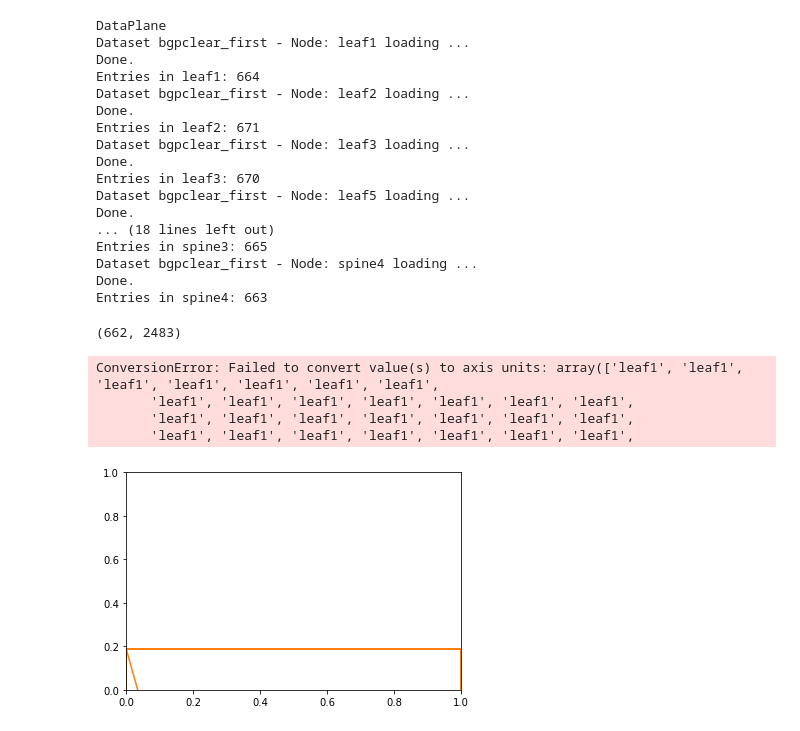
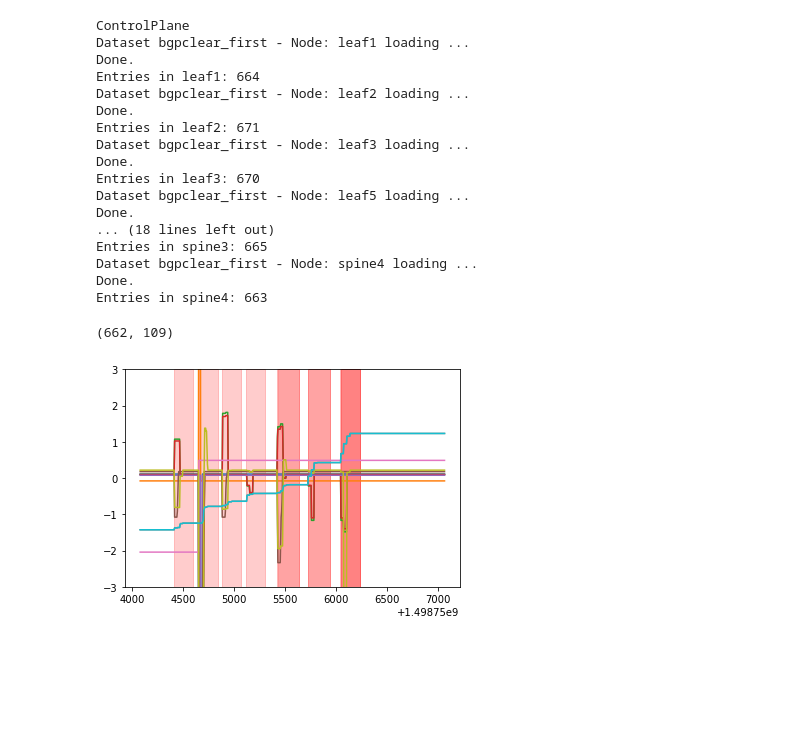
Before and after one commit to glicerico/visualize-telemetry, a Jupyter notebook: notebooks/BigDama.ipynb, the cells around one changed output. Drawn from its saved outputs; the diff is of its cells as text; code cells hidden in the pictures; blank space fills up the shorter version.

Commit message:
Process Control and Data Plane data separately

```diff
--- a/notebooks/BigDama.ipynb
+++ b/notebooks/BigDama.ipynb
@@ -12,4 +18,6 @@ from readGroundTruth import groundTruth
 # %%
+# Read and process Control Plane data
+
 def normalize_matrix(df):
     return (df - df.mean())/df.std()
 
@@ -43,16 +51,17 @@ for dataset in configuration['dataset']['list']:
         # If ControlPlane is chosen: only the CP features are extracted from the dataset
         # If DataPlane is chosen: the CP features are discarded, obtaining a dataset with only DataPlane
         # If CompleteFeatures is chosen: pass
-        if configuration['featureModel'] == 'ControlPlane':
-            features = 'CP'
-            df = df[configuration['featureList']]
-        elif configuration['featureModel'] == 'DataPlane':
-            features = 'DP'
-            df = df.drop(configuration['featureList'], axis=1)
-        elif configuration['featureModel'] == 'CompleteFeatures':
-            features = 'All'
-        else:
-            sys.exit('Something wrong in configuration feature model')
+#         if configuration['featureModel'] == 'ControlPlane':
+        ## USE CONTROL PLANE FEATURES HERE
+        features = 'CP'
+        df = df[configuration['featureList']]
+#         elif configuration['featureModel'] == 'DataPlane':
+#             features = 'DP'
+#             df = df.drop(configuration['featureList'], axis=1)
+#         elif configuration['featureModel'] == 'CompleteFeatures':
+#             features = 'All'
+#         else:
+#             sys.exit('Something wrong in configuration feature model')
 
         # Dataset normalization
         df_short = df.loc[:,df.std()!=0]
@@ -64,26 +73,27 @@ for dataset in configuration['dataset']['list']:
 
         print(f"Entries in {node}: {len(times)}")
 
+        # Write current leaf embeddings to file
         dfNormalized[0:].to_csv(dataset+'_'+node+'_'+features+'.emb', index=False, header=False, na_rep=0, sep='\t')
-        #df[0:].to_csv(dataset+'_'+node+'_'+features+'.emb', index=False, header=False, na_rep=0, sep='\t')
 
         # Create anomaly data
         times['anomaly'] = 0 # add new column
         times['node'] = node
 
-        # flag entries within anomaly ranges
+        # Flag entries within anomaly ranges
         for anomaly in truth.events:
             mask = times['time'].between(anomaly['startTime'], anomaly['endTime'])
             times['anomaly'] = times['anomaly'].mask(mask, 1)
 
+        # Write current leaf labels to file
         times[0:].to_csv(dataset+'_'+node+'_'+features+'.lbl', index=False, header=True, na_rep=0, sep='\t')
 
-# Print allLeafs data
+# Print concatenated telemetry
 telemetry_allLeafs[0:].to_csv(dataset+'_'+features+'.emb', index=False, header=False, na_rep=0, sep='\t')
 
 telemetry_allLeafs.shape
 # %% [output]
-DataPlane
+ControlPlane
 Dataset bgpclear_first - Node: leaf1 loading ...
 Done.
 Entries in leaf1: 664
@@ -100,21 +110,18 @@ Entries in spine3: 665
 Dataset bgpclear_first - Node: spine4 loading ...
 Done.
 Entries in spine4: 663
-(662, 2483)
+(662, 109)
 # %%
+# Plot Control Plane features
 fig, ax = plt.subplots()
-#ax.plot(times, dfNormalized['active-routes-count'], 'b')
-#ax.plot(times, dfNormalized['deleted-routes-count'], 'g')
-#ax.plot(times, dfNormalized['paths-count'], 'r')
-#ax.plot(times, dfNormalized['protocol-route-memory'], 'y')
-ax.plot(times, dfNormalized)
+
+# Plot all features
+ax.plot(times['time'], dfNormalized)
 #ax.axis([0, 700, 900, 1500])
 ax.set_ylim([-3, 3])
+
+# Shade the anomaly times
 for anomaly in truth.events:
     ax.axvspan(anomaly['startTime'], anomaly['endTime'], alpha=0.2, color='red')
 # %% [output]
-ConversionError: Failed to convert value(s) to axis units: array(['leaf1', 'leaf1', 'leaf1', 'leaf1', 'leaf1', 'leaf1', 'leaf1',
-       'leaf1', 'leaf1', 'leaf1', 'leaf1', 'leaf1', 'leaf1', 'leaf1',
-       'leaf1', 'leaf1', 'leaf1', 'leaf1', 'leaf1', 'leaf1', 'leaf1',
-       'leaf1', 'leaf1', 'leaf1', 'leaf1', 'leaf1', 'leaf1', 'leaf1',
-[figure, old version]
+[figure, new version]
```
Also changed, not shown: parts of 4 cells of this notebook, 1 other file.
